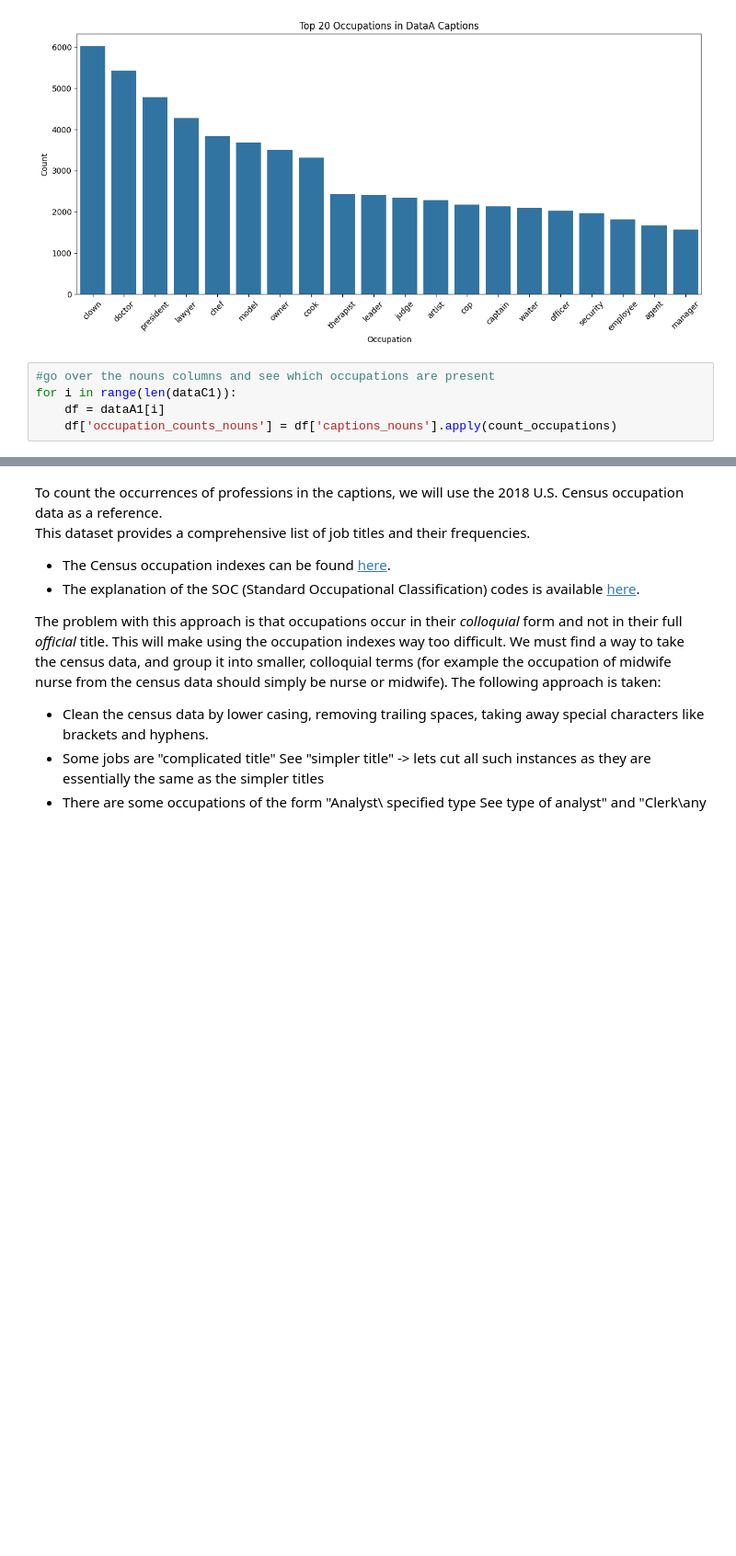
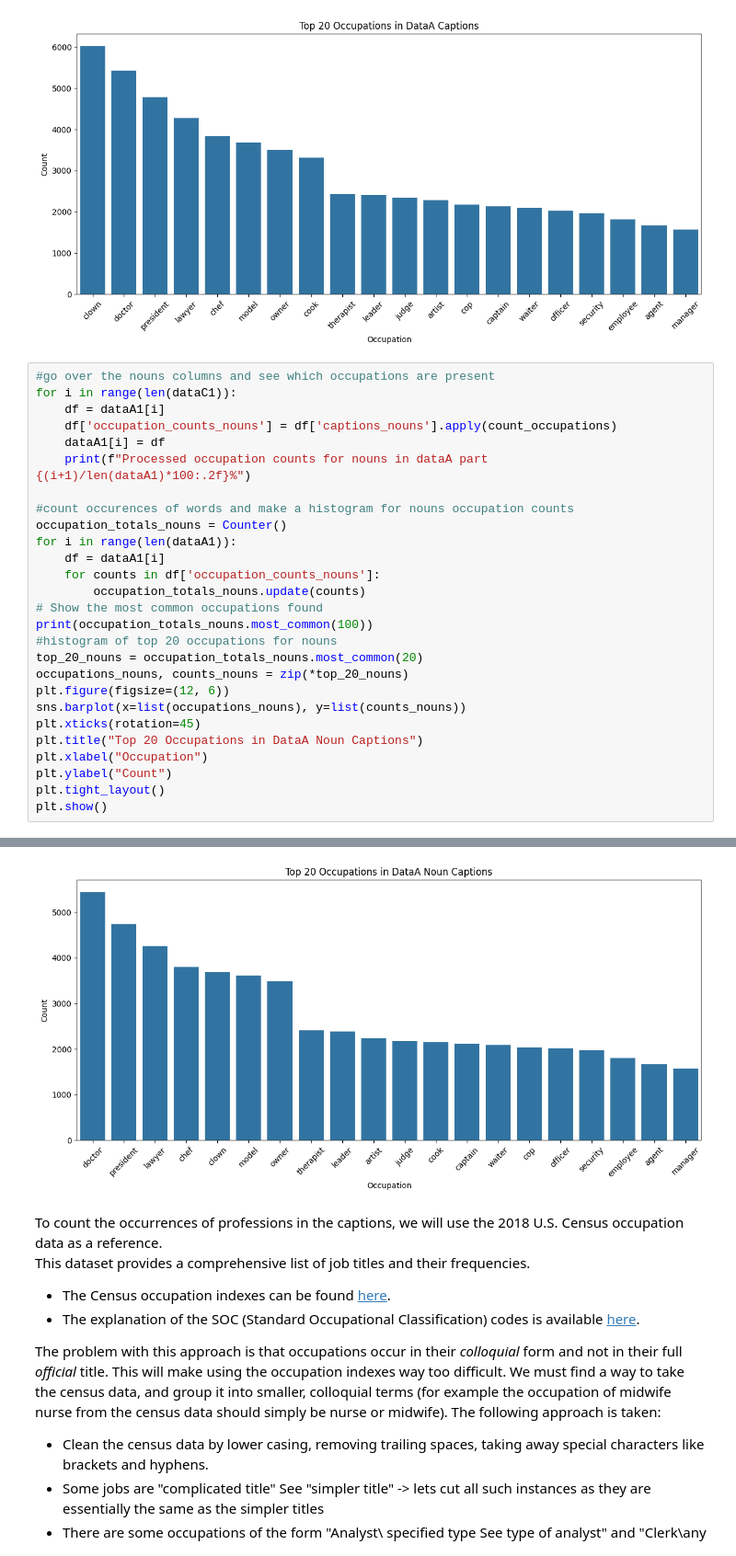
Before and after one commit to epfl-ada/ada-2025-project-adacore42, a Jupyter notebook: _Other/andras_analysis/axis1.ipynb, the cells around one changed output, grey strips where cells are left out. Shown at 92% size. Cells and saved outputs as stored; diff of their text form; blank space fills up the shorter version.

```diff
--- a/_Other/andras_analysis/axis1.ipynb
+++ b/_Other/andras_analysis/axis1.ipynb
@@ -333,3 +333,26 @@ plt.show()
 for i in range(len(dataC1)):
     df = dataA1[i]
     df['occupation_counts_nouns'] = df['captions_nouns'].apply(count_occupations)
+    dataA1[i] = df
+    print(f"Processed occupation counts for nouns in dataA part {(i+1)/len(dataA1)*100:.2f}%")
+
+#count occurences of words and make a histogram for nouns occupation counts
+occupation_totals_nouns = Counter()
+for i in range(len(dataA1)):
+    df = dataA1[i]
+    for counts in df['occupation_counts_nouns']:
+        occupation_totals_nouns.update(counts)
+# Show the most common occupations found
+print(occupation_totals_nouns.most_common(100))
+#histogram of top 20 occupations for nouns
+top_20_nouns = occupation_totals_nouns.most_common(20)
+occupations_nouns, counts_nouns = zip(*top_20_nouns)
+plt.figure(figsize=(12, 6))
+sns.barplot(x=list(occupations_nouns), y=list(counts_nouns))
+plt.xticks(rotation=45)
+plt.title("Top 20 Occupations in DataA Noun Captions")
+plt.xlabel("Occupation")
+plt.ylabel("Count")
+plt.tight_layout()
+plt.show()
+# %% [output]
@@ -336,3 +376,4 @@ for i in range(len(dataC1)):
+[figure, added]
 # %% [markdown]
 To count the occurrences of professions in the captions, we will use the 2018 U.S. Census occupation data as a reference.
 This dataset provides a comprehensive list of job titles and their frequencies.
```
Also changed, not shown: parts of 1 cell of this notebook, 5 other files.
